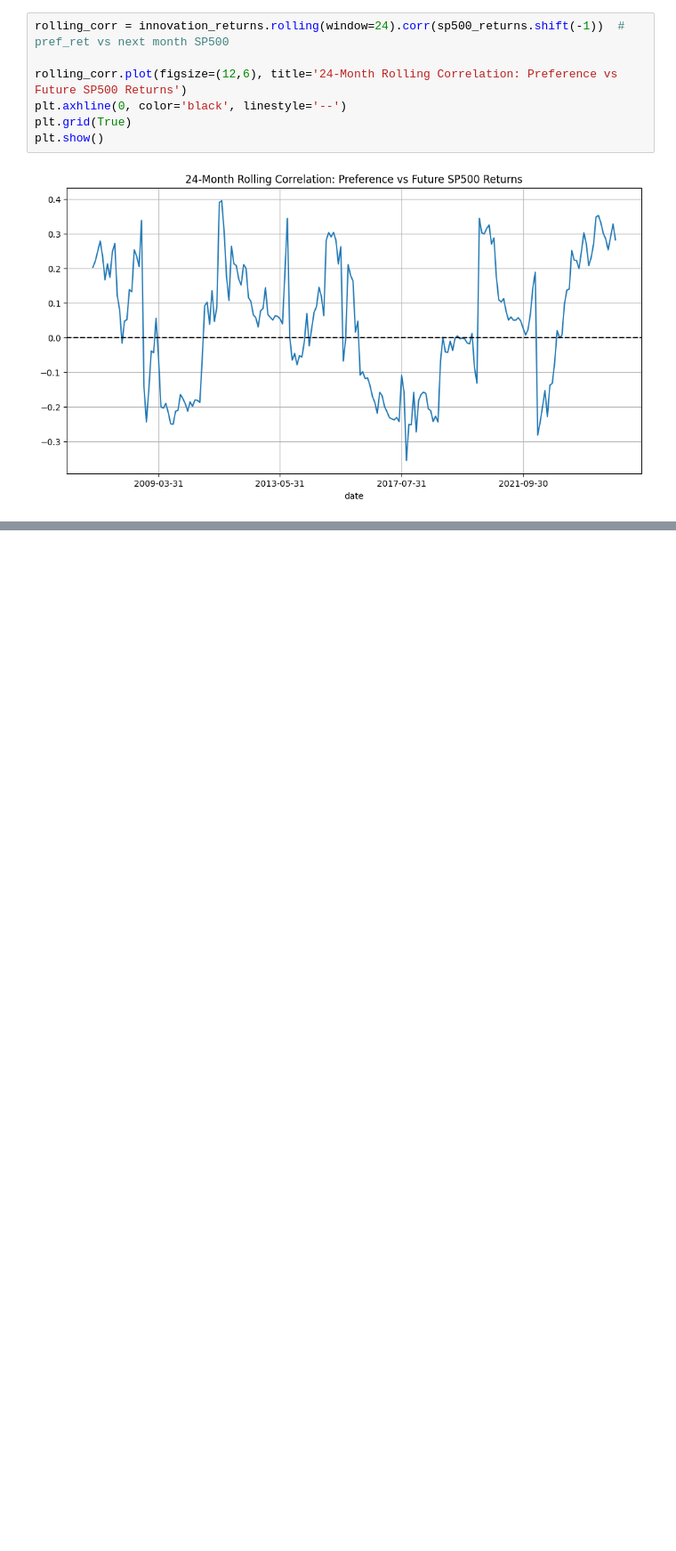
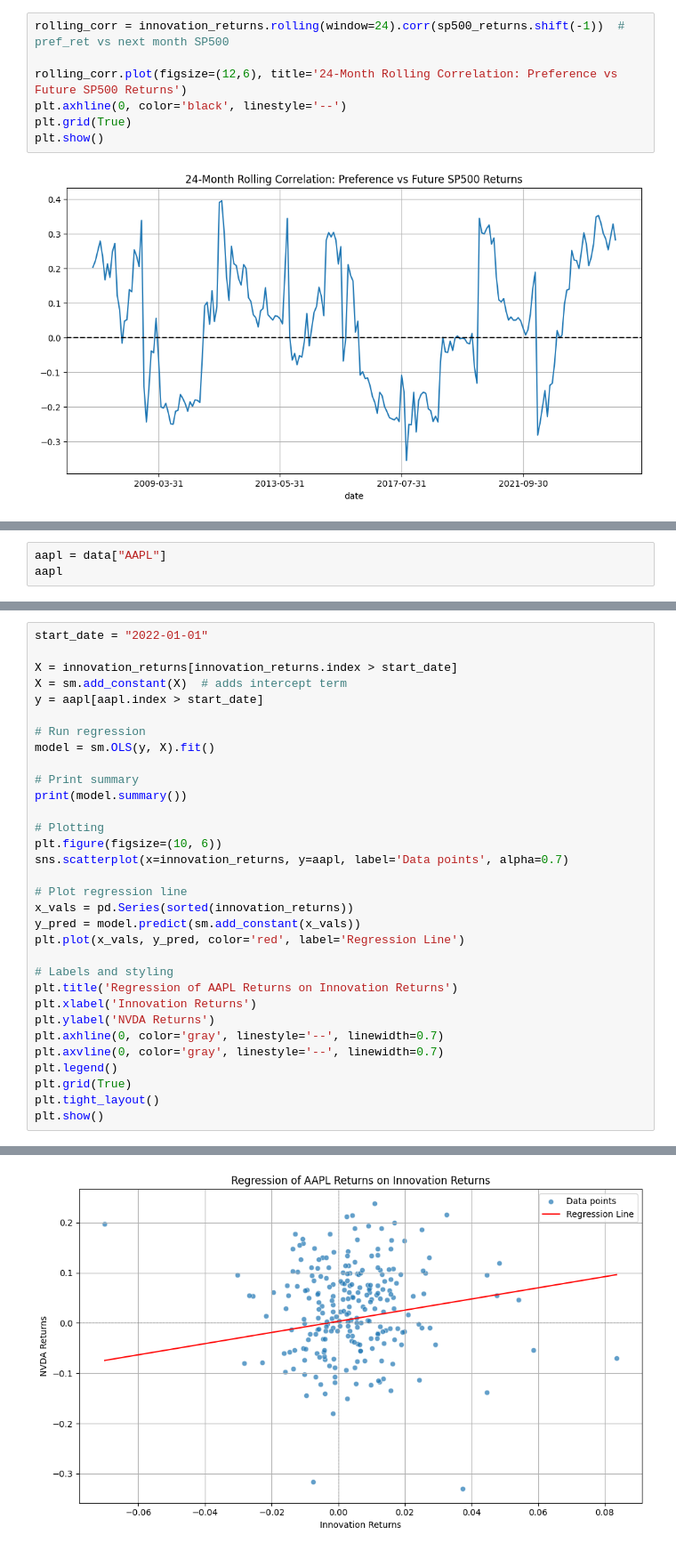
Before and after one commit to eviprous/Invesco-Research, a Jupyter notebook: TestingConstituentData.ipynb, the cells around one changed output, grey strips where cells are left out. Shown at 89% size. Drawn from its saved outputs; the diff is of its cells as text; blank space fills up the shorter version.

```diff
--- a/TestingConstituentData.ipynb
+++ b/TestingConstituentData.ipynb
@@ -386,0 +430,3 @@ plt.show()
+# %%
+aapl = data["AAPL"]
+aapl
@@ -386,0 +447,33 @@ plt.show()
+# %%
+start_date = "2022-01-01"
+
+X = innovation_returns[innovation_returns.index > start_date]
+X = sm.add_constant(X)  # adds intercept term
+y = aapl[aapl.index > start_date]
+
+# Run regression
+model = sm.OLS(y, X).fit()
+
+# Print summary
+print(model.summary())
+
+# Plotting
+plt.figure(figsize=(10, 6))
+sns.scatterplot(x=innovation_returns, y=aapl, label='Data points', alpha=0.7)
+
+# Plot regression line
+x_vals = pd.Series(sorted(innovation_returns))
+y_pred = model.predict(sm.add_constant(x_vals))
+plt.plot(x_vals, y_pred, color='red', label='Regression Line')
+
+# Labels and styling
+plt.title('Regression of AAPL Returns on Innovation Returns')
+plt.xlabel('Innovation Returns')
+plt.ylabel('NVDA Returns')
+plt.axhline(0, color='gray', linestyle='--', linewidth=0.7)
+plt.axvline(0, color='gray', linestyle='--', linewidth=0.7)
+plt.legend()
+plt.grid(True)
+plt.tight_layout()
+plt.show()
+# %% [output]
@@ -386,0 +497 @@ plt.show()
+[figure, added]
```
Also changed, not shown: parts of 18 cells of this notebook, 2 other files.
